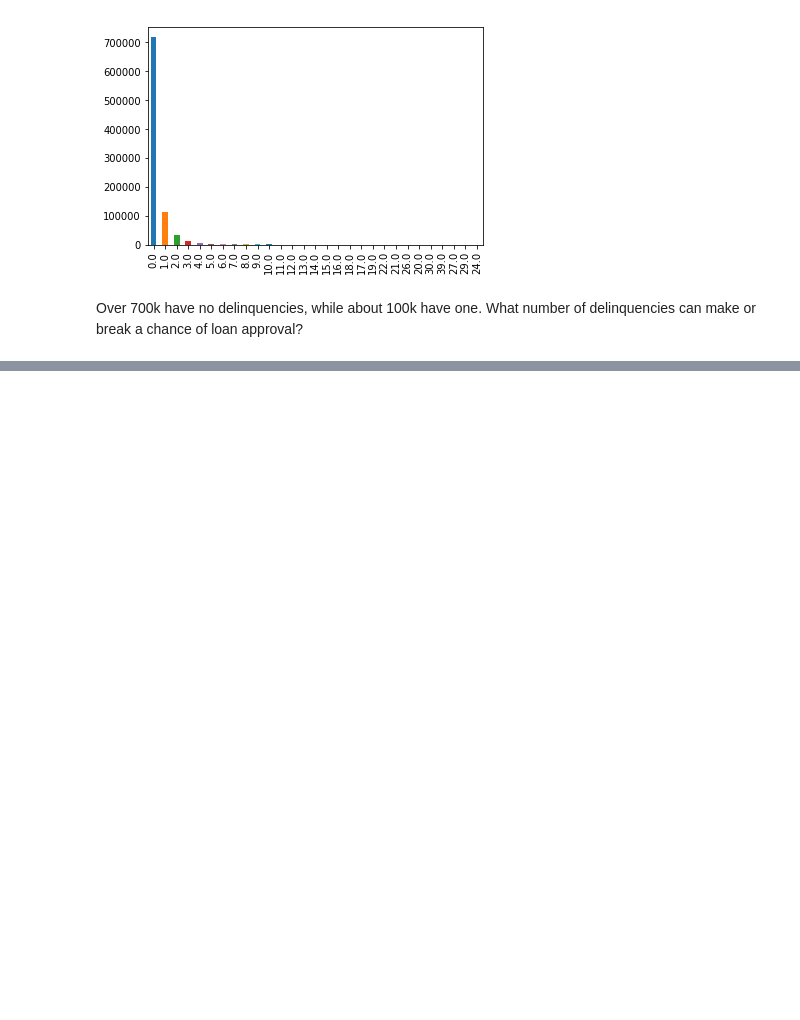
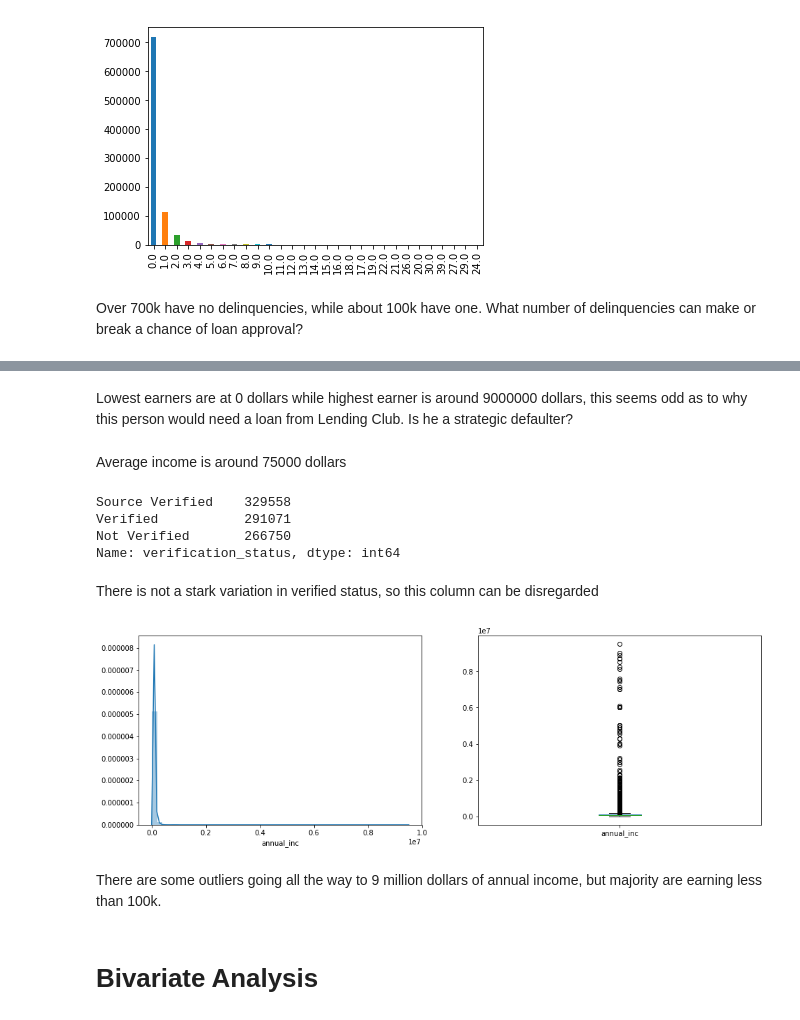
Before and after one commit to abbasqureshi7/LendingClubProject1, a Jupyter notebook: Lending Club Project 1.ipynb, the cells around one changed output, grey strips where cells are left out. Drawn from its saved outputs; the diff is of its cells as text; code cells hidden in the pictures; blank space fills up the shorter version.

```diff
--- a/Lending Club Project 1.ipynb
+++ b/Lending Club Project 1.ipynb
@@ -167,0 +225,2 @@ Over 700k have no delinquencies, while about 100k have one. What number of delin
+# %%
+income_int = df['annual_inc'].fillna(0).astype(int)
@@ -167,0 +239,13 @@ Over 700k have no delinquencies, while about 100k have one. What number of delin
+# %% [markdown]
+Lowest earners are at 0 dollars while highest earner is around 9000000 dollars, this seems odd as to why this person would need a loan from Lending Club. Is he a strategic defaulter?
+# %% [markdown]
+Average income is around 75000 dollars
+# %%
+df['verification_status'].value_counts()
+# %% [output]
+Source Verified    329558
+Verified           291071
+Not Verified       266750
+Name: verification_status, dtype: int64
+# %% [markdown]
+There is not a stark variation in verified status, so this column can be disregarded
@@ -167,0 +254,14 @@ Over 700k have no delinquencies, while about 100k have one. What number of delin
+# %%
+plt.figure(1)
+plt.subplot(121)
+sns.distplot(income_int);
+
+plt.subplot(122)
+income_int.plot.box(figsize=(16,5))
+plt.show()
+# %% [output]
+[figure, added]
+# %% [markdown]
+There are some outliers going all the way to 9 million dollars of annual income, but majority are earning less than 100k.
+# %% [markdown]
+# Bivariate Analysis
```
Also changed, not shown: parts of 22 cells of this notebook.
